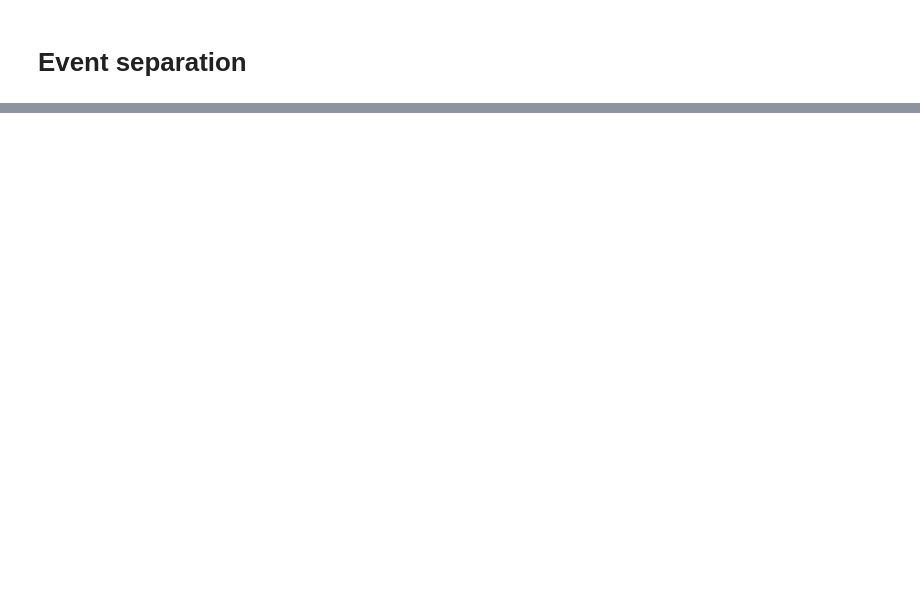
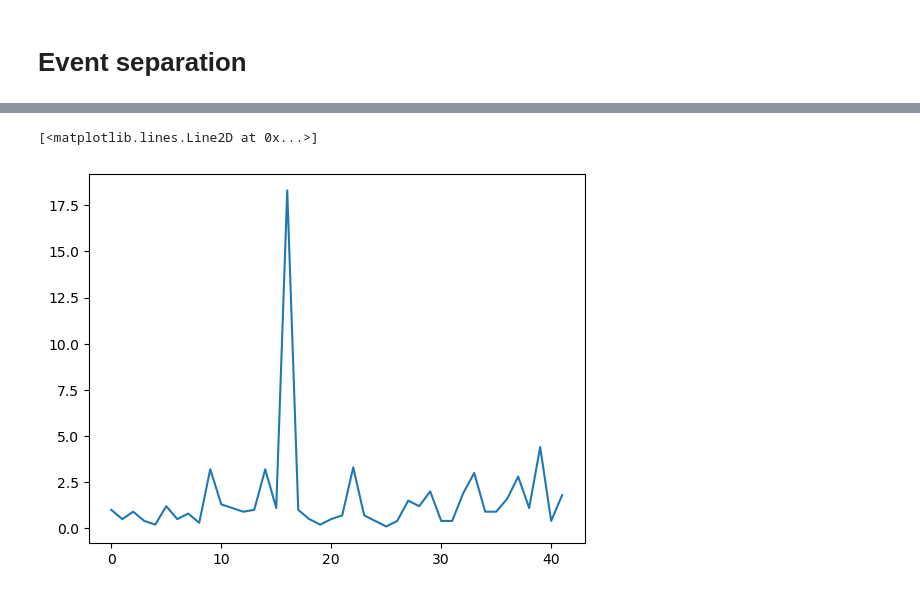
Before and after one commit to Eugnmttx/RainAnalysis, a Jupyter notebook: Version1/Event_separation.ipynb, the cells around one changed output, grey strips where cells are left out. Cells and saved outputs as stored; diff of their text form; code cells hidden in the pictures; blank space fills up the shorter version.

```diff
--- a/Version1/Event_separation.ipynb
+++ b/Version1/Event_separation.ipynb
@@ -45,6 +51,7 @@ in_index = False
 time_count = 0
 event_count = 1
 index = 0
+years = df['time'].dt.year.unique()
 
 for i, p in enumerate(df[value_column]):
     if p != 0:
@@ -77,8 +78,24 @@ df['events_sum'] = events_sum_pd
 # %%
 start_times = df.groupby('events')['time'].min()
 end_times = df.groupby('events')['time'].max()
-durations = np.array((end_times - start_times).dt.total_seconds())/(60*60)
+durations = np.array((end_times - start_times).dt.total_seconds())/(60*60)+(1/6)
+time_btwn_events = np.zeros(len(start_times)-2)
+for i in range(len(start_times)):
+   if i>1:
+    time_btwn_events[i-2] = (start_times[i] - end_times[i-1]).total_seconds()/(60*60)
+
 events = df.groupby('events')['events_sum'].first().values
+# Deleting the 0 event -> corresponding to time without rain
 durations = np.delete(durations,0)
 events = np.delete(events,0)
 start_times = np.delete(start_times,0)
+Intensities = events/durations
+time_ratio = Intensities[:-1]/time_btwn_events
+
+# Test of looking at the evolution through the years of the cumul of subhourly rains -> Doesn't lead to any trend
+width_mobile = 1
+num_mobile = years[-1]-years[0]-width_mobile
+cumul_intensity_sr = np.zeros(shape=[num_mobile])
+for i in range(num_mobile):
+  mask = (start_times<=np.datetime64(str(years[0]+i+width_mobile)+'-01-01')) & (start_times>=np.datetime64(str(years[0]+i)+'-01-01')) & (durations < 0.5)
+  cumul_intensity_sr[i] = np.sum(events[mask])
@@ -88,0 +102,5 @@ start_times = np.delete(start_times,0)
+# %%
+plt.plot(cumul_intensity_sr)
+# %% [output]
+[<matplotlib.lines.Line2D at 0x...>]
+[figure, added]
```
Also changed, not shown: parts of 11 cells of this notebook.
